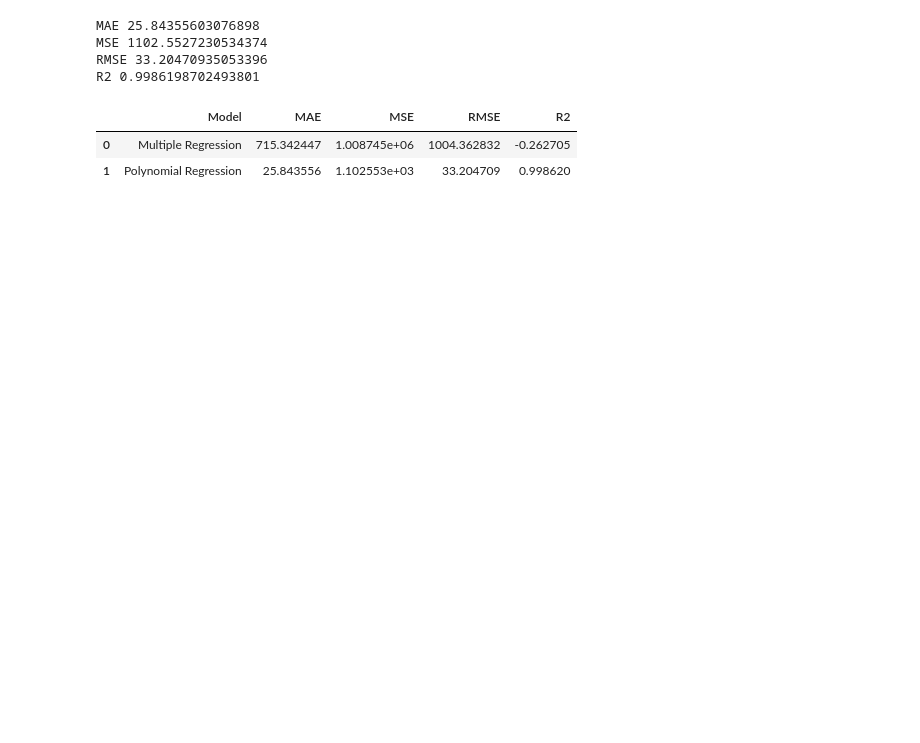
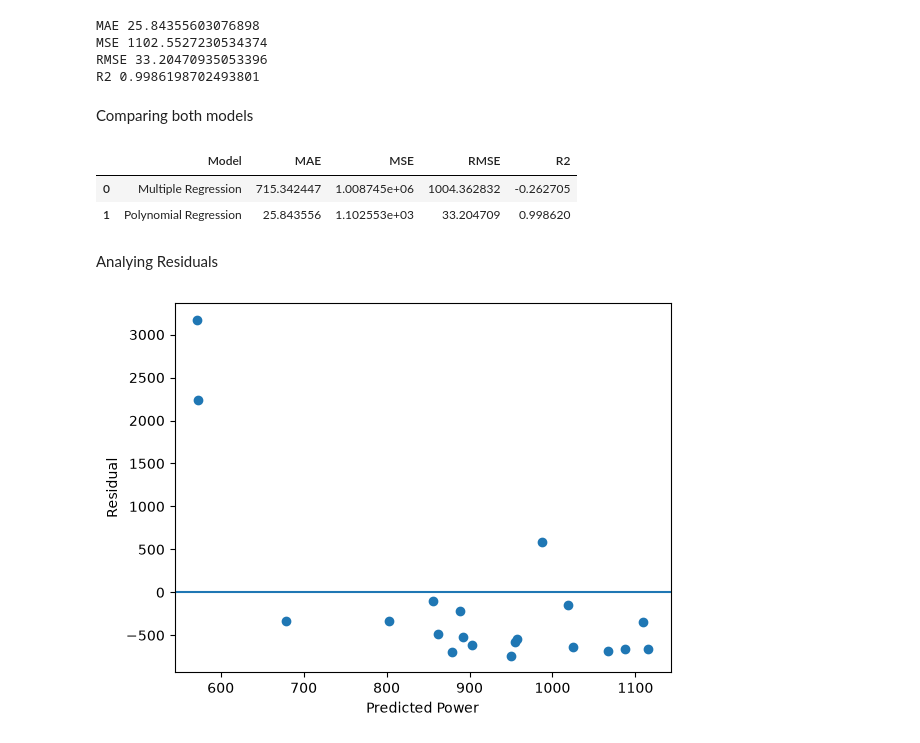
Before and after one commit to iamniloy01/Machine-Learning-Project, a Jupyter notebook: ML Algorithms/Polynomial Regression.ipynb, the cells around one changed output. Drawn from its saved outputs; the diff is of its cells as text; code cells hidden in the pictures; blank space fills up the shorter version.

```diff
--- a/ML Algorithms/Polynomial Regression.ipynb
+++ b/ML Algorithms/Polynomial Regression.ipynb
@@ -165,6 +179,8 @@ MAE 25.84355603076898
 MSE 1102.5527230534374
 RMSE 33.20470935053396
 R2 0.9986198702493801
+# %% [markdown]
+Comparing both models
 # %%
 results = pd.DataFrame({
     'Model':['Multiple Regression','Polynomial Regression'],
@@ -179,3 +195,15 @@ results
 |  | Model | MAE | MSE | RMSE | R2 |
 | 0 | Multiple Regression | 715.342447 | 1.008745e+06 | 1004.362832 | -0.262705 |
 | 1 | Polynomial Regression | 25.843556 | 1.102553e+03 | 33.204709 | 0.998620 |
+# %% [markdown]
+Analying Residuals
+# %%
+#Linear model
+residual_linear = y_test-y_pred
+plt.scatter(y_pred,residual_linear)
+plt.axhline(y=0) #axis horiontal line
+plt.xlabel('Predicted Power')
+plt.ylabel('Residual')
+plt.show()
+# %% [output]
+[figure, added]
```
Also changed, not shown: parts of 15 cells of this notebook.
